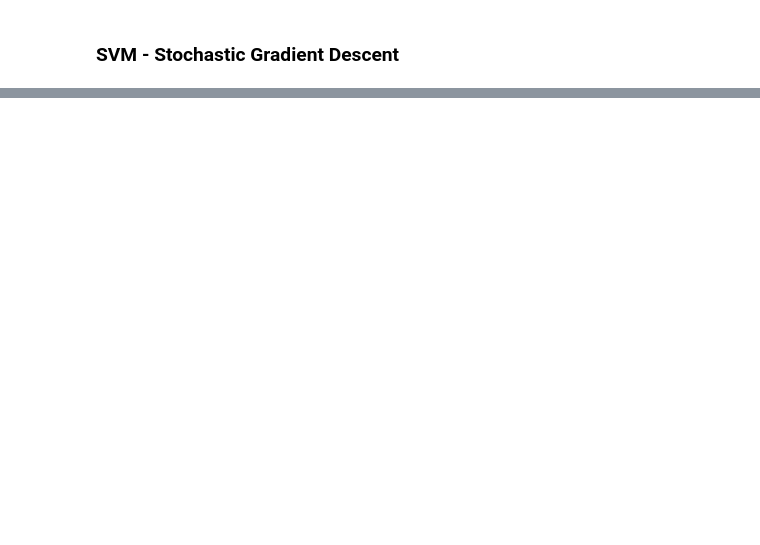
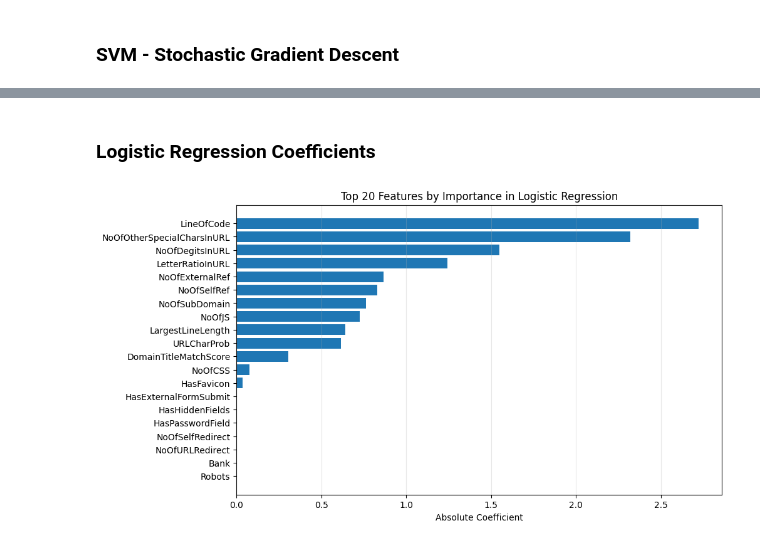
Before and after one commit to Scox97/DS7331_Group_Project, a Jupyter notebook: DS7331_GP2_Mini_Lab_1.ipynb, the cells around one changed output, grey strips where cells are left out. Saved outputs shown, nothing was run; the diff lists cells and outputs as text; code cells hidden in the pictures; blank space fills up the shorter version.

Commit message:
pushing weights lr

```diff
--- a/DS7331_GP2_Mini_Lab_1.ipynb
+++ b/DS7331_GP2_Mini_Lab_1.ipynb
@@ -669,0 +782,29 @@ validate_holdout(X_train, X_holdout)
+# %% [markdown]
+### Logistic Regression Coefficients
+# %%
+## Logistic Regression
+log_features = lr_preprocessor.transformers_[0][2]
+scale_features = lr_preprocessor.transformers_[1][2]
+passthrough_features = [f for f in X_final.columns if f not in log_features + scale_features]
+
+final_feature_names = log_features + scale_features + passthrough_features
+
+coefficients = lr_pipeline.named_steps['lasso'].coef_.flatten()
+
+feature_weights_df = pd.DataFrame({
+    "Feature": final_feature_names,
+    "Coefficient": coefficients,
+    "AbsoluteCoefficient": np.abs(coefficients)
+}).sort_values(by="AbsoluteCoefficient", ascending=False)
+
+N = 20
+top_features = feature_weights_df.head(N)
+
+plt.figure(figsize=(10, 6))
+plt.barh(top_features['Feature'][::-1], top_features['AbsoluteCoefficient'][::-1])
+plt.xlabel('Absolute Coefficient')
+plt.title(f'Top {N} Features by Importance in Logistic Regression')
+plt.grid(axis='x', alpha=0.3)
+plt.show()
+# %% [output]
+[figure, added]
```
Also changed, not shown: parts of 9 cells of this notebook.
